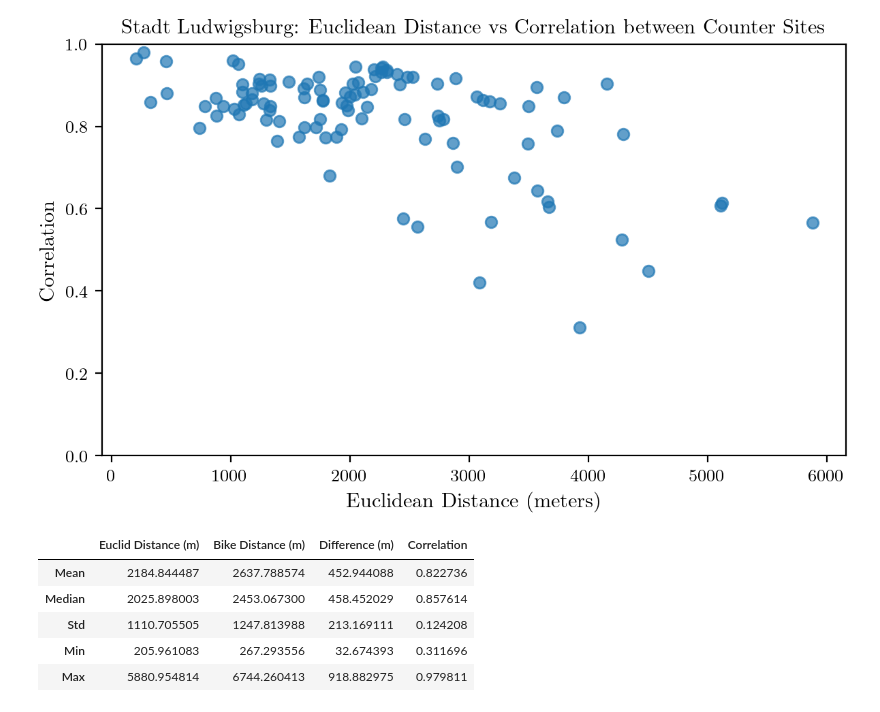
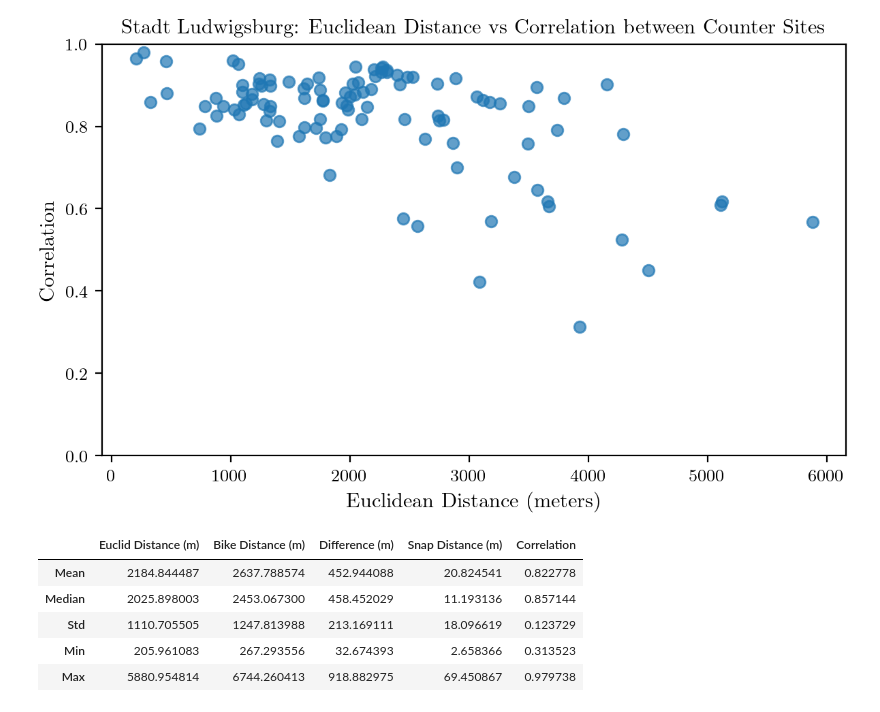
Before and after one commit to cleesee/fahrradzaehler, a Jupyter notebook: notebooks/distcorr/distcorr_updated.ipynb, the cells around one changed output. Drawn from its saved outputs; the diff is of its cells as text; code cells hidden in the pictures.

```diff
--- a/notebooks/distcorr/distcorr_updated.ipynb
+++ b/notebooks/distcorr/distcorr_updated.ipynb
@@ -74,6 +94,10 @@ df_all["count"] = df_all[["channels_out", "channels_in", "channels_unknown"]].fi
 # subset of dataframe just for one town
 df_domain = df_all[df_all["domain_name"] == "Stadt Ludwigsburg"] ### change domain name here for other towns
 
+# remove outliers
+max_count = 1000
+df_domain = df_domain[df_domain["count"] <= max_count]
+
 title_domain = df_domain["domain_name"].iloc[0]
 print(title_domain)
 df_domain_grouped = df_domain.groupby("counter_site")
@@ -287,6 +354,10 @@ plt.show()
 # 3.3 correlation matrix for just times where all sites have data
 aligned = df_domain_pivot.dropna()
 corr_matrix1 = aligned.corr()
+n_total = len(df_domain_pivot)
+print("Total timestamps:", n_total)
+n_aligned = len(aligned)
+print("Aligned timestamps:", n_aligned)
 
 plt.figure(figsize=(15, 15))
 sns.heatmap(corr_matrix1, annot=True, cmap='coolwarm')
@@ -421,37 +497,57 @@ def upper_tri_values(df):
         for j in range(i + 1, len(sites)):
             values.append(df.iloc[i, j])
     return np.array(values)
 
 euclid_vals = upper_tri_values(dist_matrix_euclid)
 bike_vals = upper_tri_values(dist_matrix)
 diff_vals = upper_tri_values(diff_matrix)
 corr_vals = upper_tri_values(corr_matrix1)
+snap_vals = np.array(list(counter_to_node_dist.values()))
 
 def summarize(values):
     return {
         'Mean': np.mean(values),
         'Median': np.median(values),
         'Std': np.std(values),
         'Min': np.min(values),
         'Max': np.max(values)
     }
 
+meta_table = pd.DataFrame({
+    "Value": [n_total, n_aligned, n_aligned / n_total]
+}, index=[
+    "Total timestamps",
+    "Aligned timestamps",
+    "Share aligned"
+])
+
 summary_table = pd.DataFrame({
     'Euclid Distance (m)': summarize(euclid_vals),
     'Bike Distance (m)': summarize(bike_vals),
     'Difference (m)': summarize(diff_vals),
+    'Snap Distance (m)': summarize(snap_vals),
     'Correlation': summarize(corr_vals)
 })
 
 filename = TABLES_DIR / f"summary_statistics_{title_domain.replace(' ', '_').lower()}.md"
+with open(filename, "w", encoding="utf-8") as f:
+    f.write(f"# Summary Statistics – {title_domain}\n\n")
+
+    f.write("## Data Coverage\n\n")
+    f.write(meta_table.to_markdown())
+    f.write("\n\n")
+
+    f.write("## Pairwise Statistics (Upper Triangle)\n\n")
+    f.write(summary_table.to_markdown())
+    f.write("\n")
 filepath = TABLES_DIR / filename
-summary_table.to_markdown(filename)
 
+meta_table
 summary_table
 # %% [output]
-|  | Euclid Distance (m) | Bike Distance (m) | Difference (m) | Correlation |
-| Mean | 2184.844487 | 2637.788574 | 452.944088 | 0.822736 |
-| Median | 2025.898003 | 2453.067300 | 458.452029 | 0.857614 |
-| Std | 1110.705505 | 1247.813988 | 213.169111 | 0.124208 |
-| Min | 205.961083 | 267.293556 | 32.674393 | 0.311696 |
-| Max | 5880.954814 | 6744.260413 | 918.882975 | 0.979811 |
+|  | Euclid Distance (m) | Bike Distance (m) | Difference (m) | Snap Distance (m) | Correlation |
+| Mean | 2184.844487 | 2637.788574 | 452.944088 | 20.824541 | 0.822778 |
+| Median | 2025.898003 | 2453.067300 | 458.452029 | 11.193136 | 0.857144 |
+| Std | 1110.705505 | 1247.813988 | 213.169111 | 18.096619 | 0.123729 |
+| Min | 205.961083 | 267.293556 | 32.674393 | 2.658366 | 0.313523 |
+| Max | 5880.954814 | 6744.260413 | 918.882975 | 69.450867 | 0.979738 |
```
Also changed, not shown: parts of 8 cells of this notebook.
